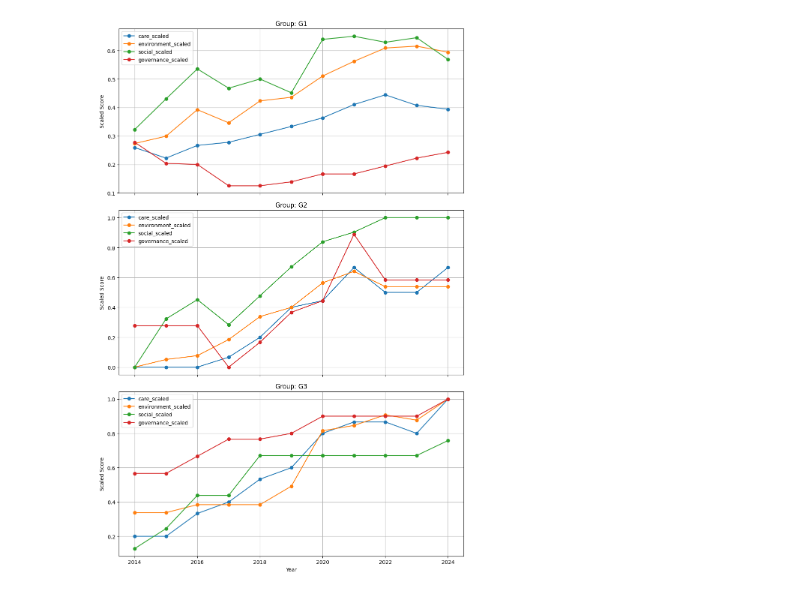
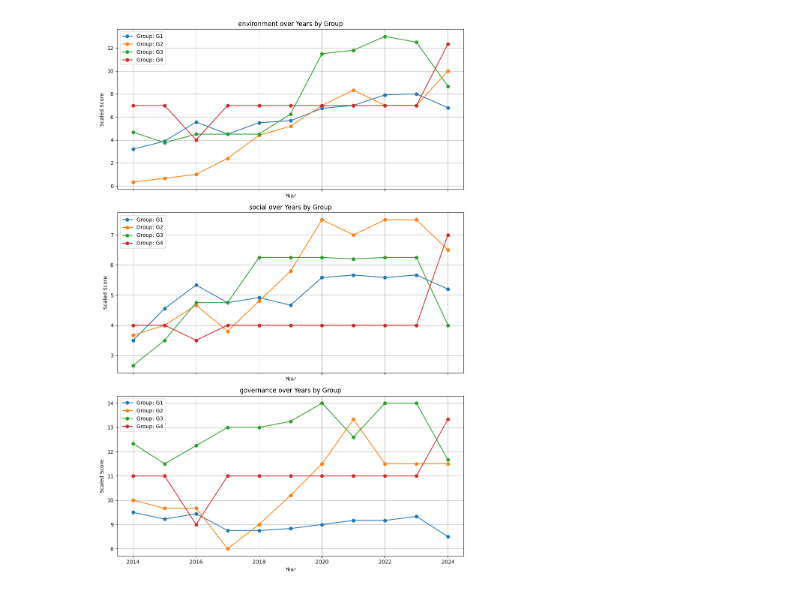
Before and after one commit to mickiem123/ESG, a Jupyter notebook: ESG.ipynb, the cells around one changed output. Drawn from its saved outputs; the diff is of its cells as text; code cells hidden in the pictures.

```diff
--- a/ESG.ipynb
+++ b/ESG.ipynb
@@ -68,6 +40,0 @@ plt.show()
-# %%
-cols_to_fill = ["Have sustainability section in annual report",
-"Post separate Sustainability Report"]
-df[cols_to_fill] = df[cols_to_fill].fillna(0)
-df_na = df.dropna(how="any")
-df_na["Diversity & Inclusion"] = df_na["Diversity & Inclusion"].astype(float)
@@ -93,16 +83,4 @@ year_count = df_na.groupby(["Industry_Group","Year"])["Name"].count().rename("ye
 mean_scores = mean_scores.join(name_count)
 
 mean_scores = mean_scores.join(year_count)
-# %%
-mean_scores["care"] = mean_scores[environment[0]] +  mean_scores[care[1]]  +  mean_scores[care[2]] +  mean_scores[care[3]]
-mean_scores["environment"] = mean_scores[environment[0]] +  mean_scores[environment[1]]  +  mean_scores[environment[2]] +  mean_scores[environment[3]]  +  mean_scores[environment[4]]  +  mean_scores[environment[5]] +  mean_scores[environment[6]]
-mean_scores["social"] = mean_scores[social[0]] + mean_scores[social[1]] + mean_scores[social[2]]
-mean_scores["governance"] = (
-    mean_scores[governance[0]] +
-    mean_scores[governance[1]] +
-    mean_scores[governance[2]] +
-    mean_scores[governance[3]] +
-    mean_scores[governance[4]] +
-    mean_scores[governance[5]]
-)
 # %%
@@ -139,29 +107,24 @@ In summary, this table is a critical tool for understanding the landscape of ESG
 # %%
-from sklearn.preprocessing import MinMaxScaler
+features = ['environment', 'social', 'governance']
+years = mean_scores.index.get_level_values(1).unique()
+groups = mean_scores.index.get_level_values(0).unique()  # Fix: define groups
 
+fig, axes = plt.subplots(len(features), 1, figsize=(10, 5 * len(features)), sharex=True)
 
-
-# Scale the scores to range 0,1 for care, environment, social, governance
-scaler = MinMaxScaler()
-scaled = scaler.fit_transform(mean_scores[['care', 'environment', 'social', 'governance']])
-mean_scores[['care_scaled', 'environment_scaled', 'social_scaled', 'governance_scaled']] = scaled
-
-groups = mean_scores.index.get_level_values(0).unique()
-fig, axes = plt.subplots(len(groups), 1, figsize=(10, 5 * len(groups)), sharex=True)
-
-if len(groups) == 1:
+if len(features) == 1:
     axes = [axes]
 
-for ax, group in zip(axes, groups):
-    data = mean_scores.loc[group]
-    data[['care_scaled', 'environment_scaled', 'social_scaled', 'governance_scaled']].plot(ax=ax, marker='o')
-    ax.set_title(f'Group: {group}')
+for ax, feature in zip(axes, features):
+    for group in groups:
+        data = mean_scores.loc[group]
+        ax.plot(data.index, data[feature], marker='o', label=f'Group: {group}')
+    ax.set_title(f'{feature} over Years by Group')
     ax.set_xlabel('Year')
     ax.set_ylabel('Scaled Score')
-    ax.legend(loc='upper left')
+    ax.legend()
     ax.grid(True)
 
 plt.tight_layout()
 plt.show()
 # %% [output]
-[figure, old version]
+[figure, new version]
```
Also changed, not shown: parts of 28 cells of this notebook.
